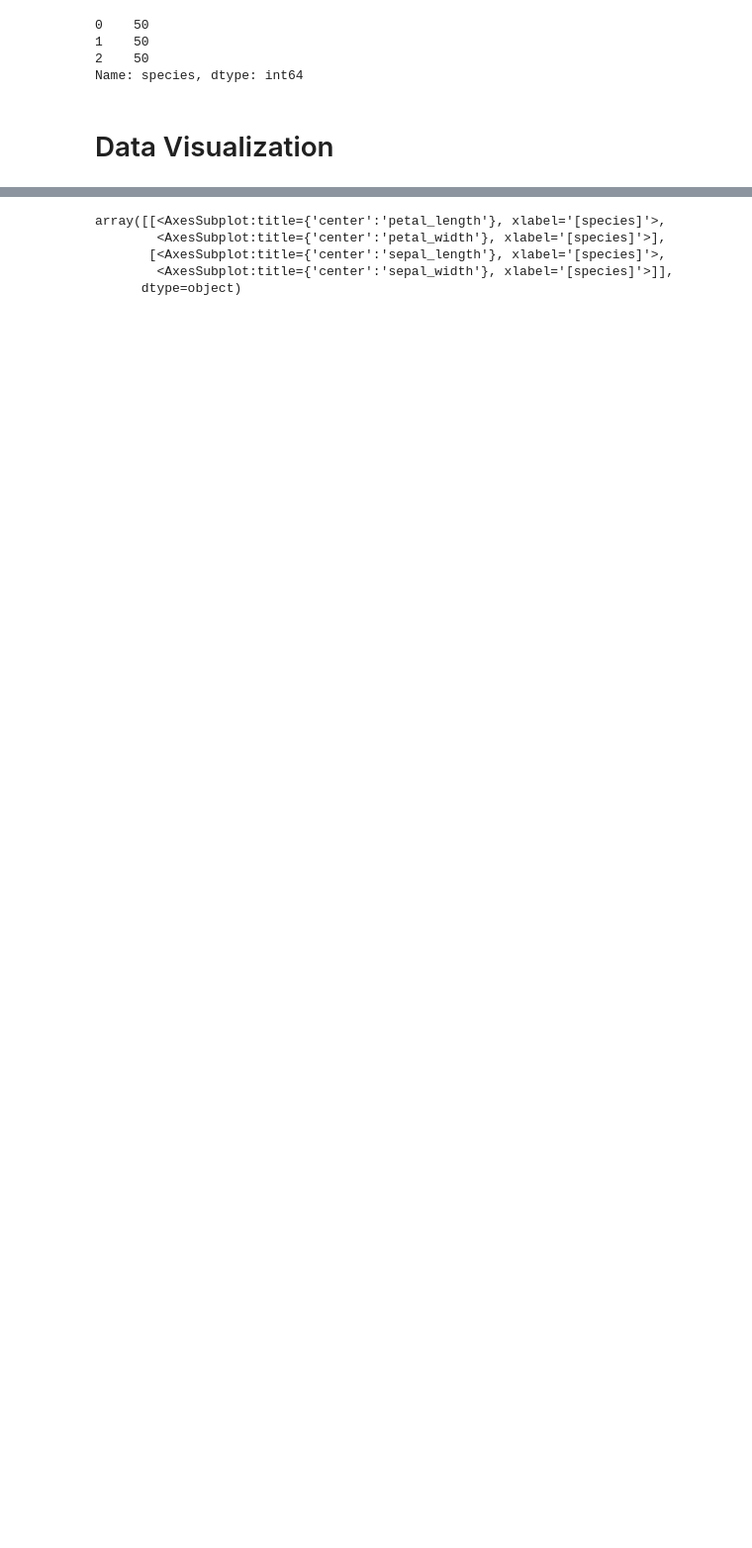
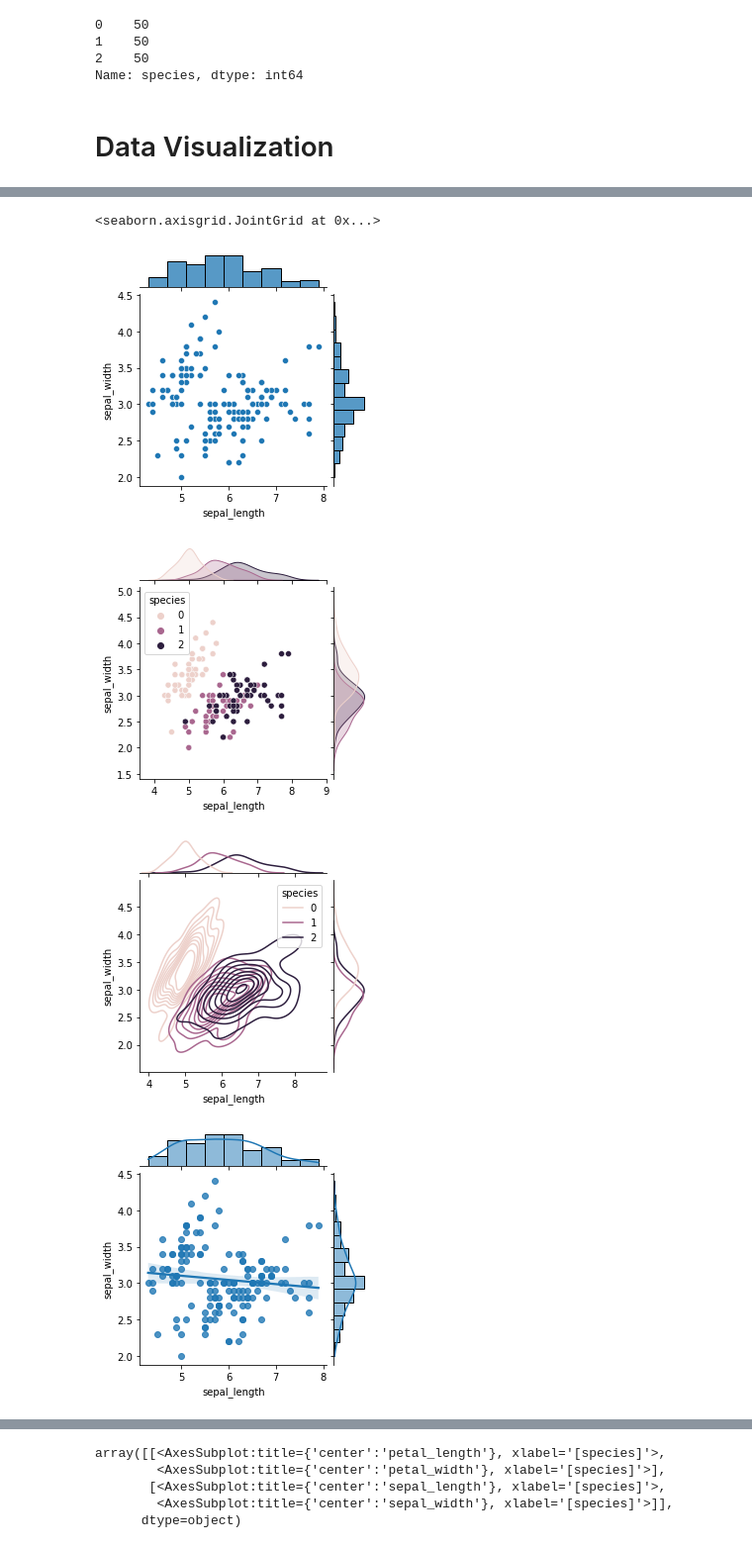
Before and after one commit to fernandopmarciano/Data_Analisys, a Jupyter notebook: Iris_Flower/Notebook/Iris_classifier.ipynb, the cells around one changed output, grey strips where cells are left out. Shown at 99% size. Cells and saved outputs as stored; diff of their text form; code cells hidden in the pictures; blank space fills up the shorter version.

```diff
--- a/Iris_Flower/Notebook/Iris_classifier.ipynb
+++ b/Iris_Flower/Notebook/Iris_classifier.ipynb
@@ -124,0 +171,26 @@ Name: species, dtype: int64
+# %%
+## joinplot is a scatter with histograms about the features
+
+#creating subplot
+# fig, axes = plt.subplots(2, 3, sharey = True)
+
+#fig.suptitle('JoinPlot')
+
+# 1
+sns.jointplot(data= data, x="sepal_length", y="sepal_width", height = 4)
+# 2
+sns.jointplot(data= data, x="sepal_length", y="sepal_width", hue="species", height = 4)
+# 3
+sns.jointplot(data= data, x="sepal_length", y="sepal_width", hue="species", kind="kde", height = 4)
+# 4
+sns.jointplot(data= data, x="sepal_length", y="sepal_width", kind="reg", height = 4)
+# 5
+sns.jointplot(data= data, x="sepal_length", y="sepal_width", hue="species", kind="hist", height = 4)
+# 6
+sns.jointplot(data= data, x="sepal_length", y="sepal_width", marker="+", s=100, marginal_kws=dict(bins=25, fill=False), height = 4)
+# %% [output]
+<seaborn.axisgrid.JointGrid at 0x...>
+[figure, added]
+[figure, added]
+[figure, added]
+[figure, added]
```
Also changed, not shown: parts of 40 cells of this notebook.
